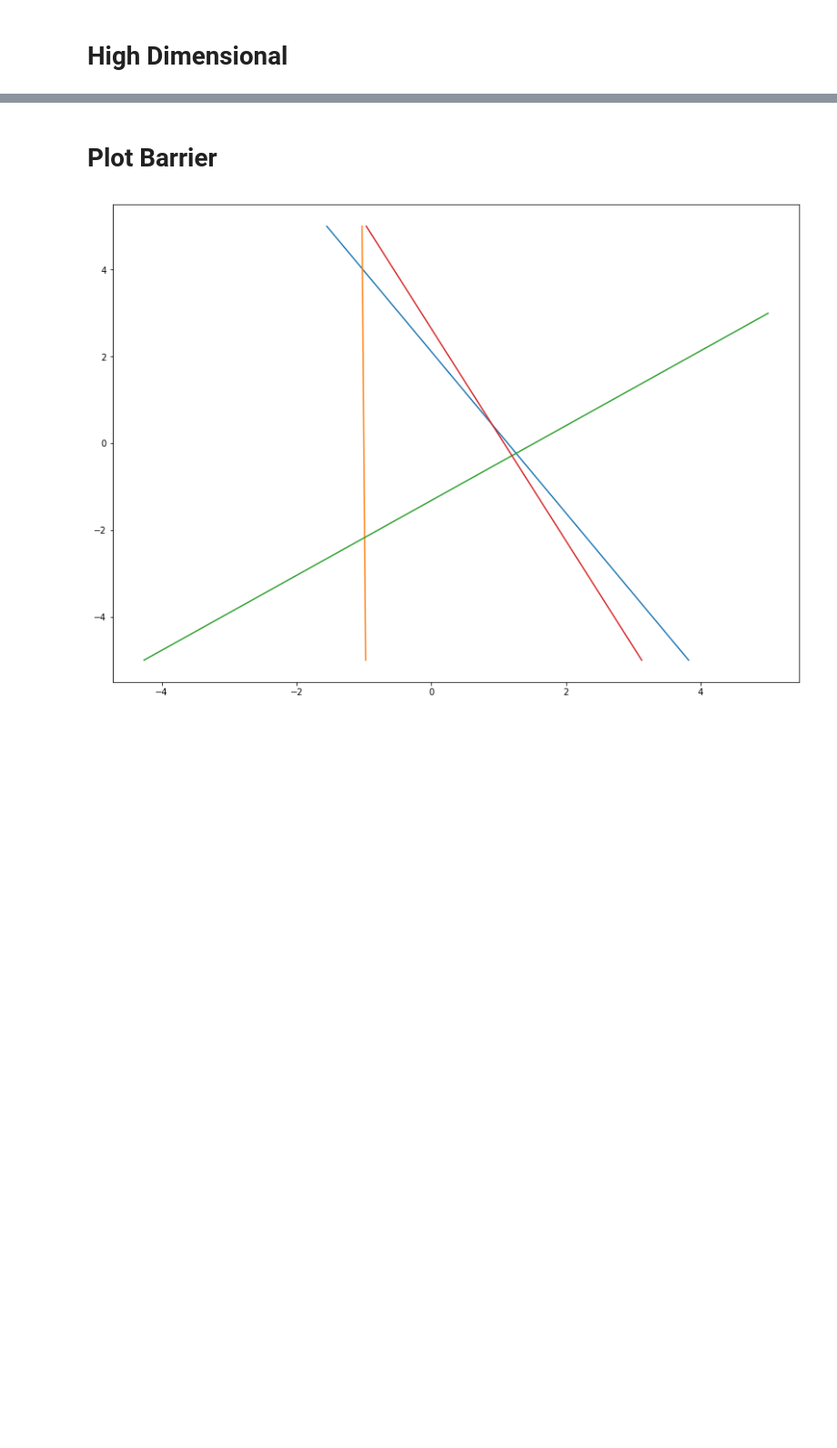
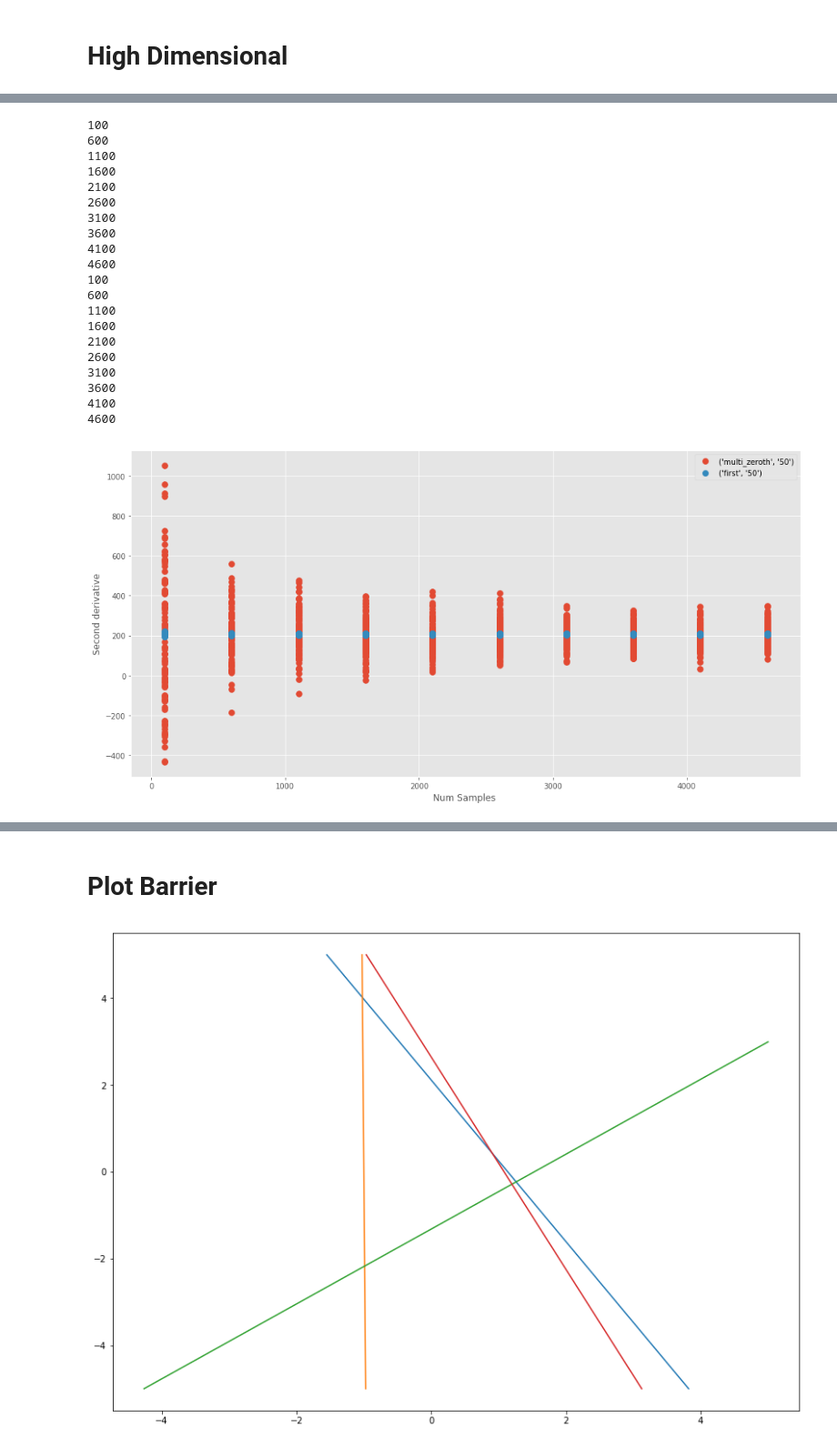
Before and after one commit to daniellengyel/new_adventure, a Jupyter notebook: notebooks/new_shift_est.ipynb, the cells around one changed output, grey strips where cells are left out. Shown at 91% size. Drawn from its saved outputs; the diff is of its cells as text; code cells hidden in the pictures; blank space fills up the shorter version.

```diff
--- a/notebooks/new_shift_est.ipynb
+++ b/notebooks/new_shift_est.ipynb
@@ -486,6 +25,0 @@ plt.show()
-# %%
-x_0 =   newton_path[0][-15][0][0]
-
-est_hess = dfe.new_beta_second_shift_estimator(combined_F, x_0, 2000000, 5000)
-true_hess = combined_F.f2(np.array([x_0]))
-print("relative error", np.linalg.norm(est_hess - true_hess)/np.linalg.norm(true_hess))
@@ -563,14 +25,0 @@ last_p = newton_path[-1][-1]
-# %%
-time_step = 0
-t = 4 * (0.5)**(time_step) # (1.5)**(time_step)
-
-np.random.seed(10)
-dim = 750
-num_barriers = dim * 2
-dirs = np.random.normal(size=(num_barriers, dim)) # sample gaussian and normalize
-ws = dirs/np.linalg.norm(dirs, axis=1).reshape(-1, 1)
-bs = np.ones(num_barriers)
-c = np.ones(dim)
-F = na.Functions.Linear(c)
-barrier = na.Barriers.LogPolytopeBarrier(ws, bs)
-combined_F = na.Functions.LinearCombination(F, barrier, [1, t])
@@ -642,0 +175,47 @@ np.linalg.norm(est_inv_hess - true_inv_hess)/np.linalg.norm(true_inv_hess)
+# %%
+for k in res2:
+    if k in ["smoothing", "simple_zeroth"]:
+        continue
+    x = []
+    y = []
+    K = [[],[]]
+    for alpha, N in res2[k]:
+        print(N)
+        if res2[k][(alpha, N)] == []:
+            continue
+
+        K[0].append([N]*len(res2[k][(alpha, N)]))
+        K[1].append(res2[k][(alpha, N)])
+#     print(k)
+#     print(N)
+#         print(alpha)
+#     print(K[0])
+    plt.scatter(jnp.array(K[0]).reshape(-1), jnp.array(K[1]).reshape(-1), label=(k, str(alpha)))
+
+plt.legend()
+# plt.ylim(-200, 600)
+plt.xlabel("Num Samples ")
+plt.ylabel("Second derivative")
+plt.show()
+# %% [output]
+100
+600
+1100
+1600
+2100
+2600
+3100
+3600
+4100
+4600
+100
+600
+1100
+1600
+2100
+2600
+3100
+3600
+4100
+4600
+[figure, added]
```
Also changed, not shown: parts of 62 cells of this notebook, 7 other files.
